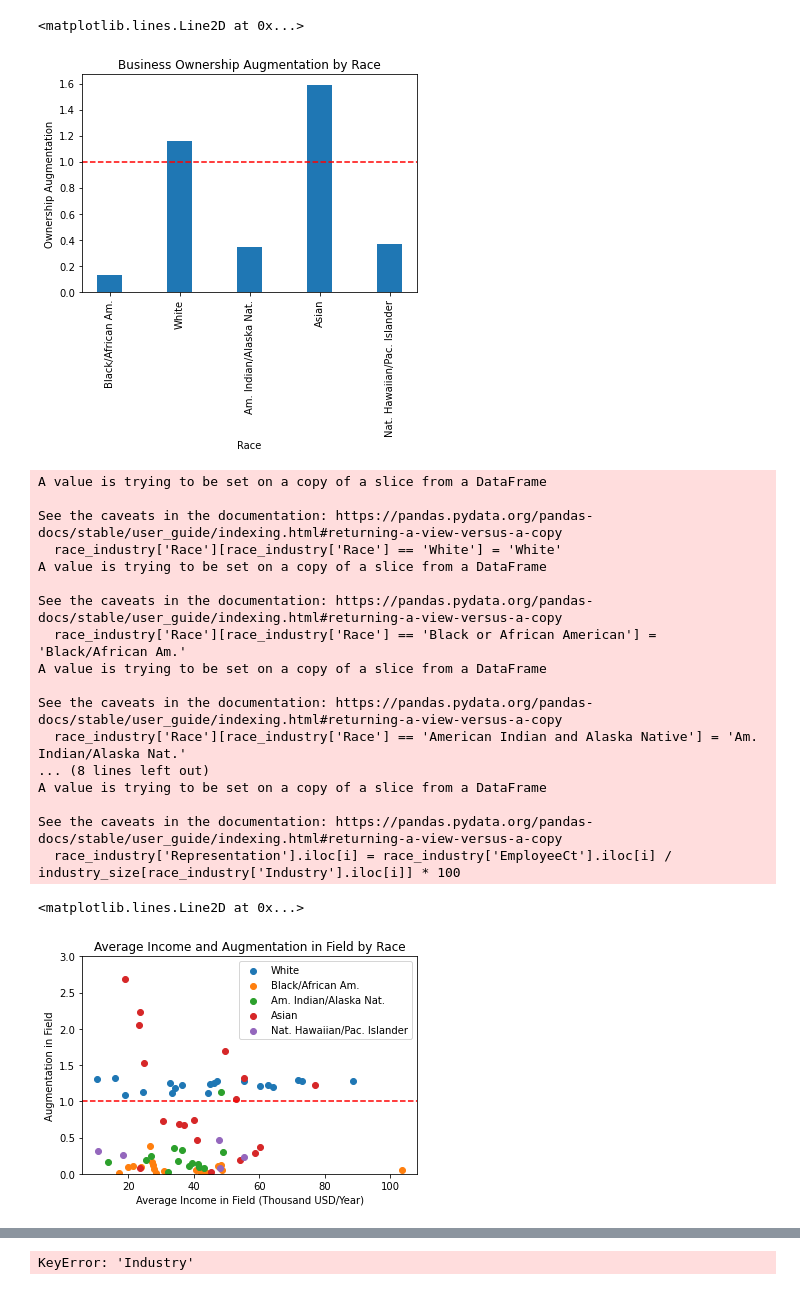
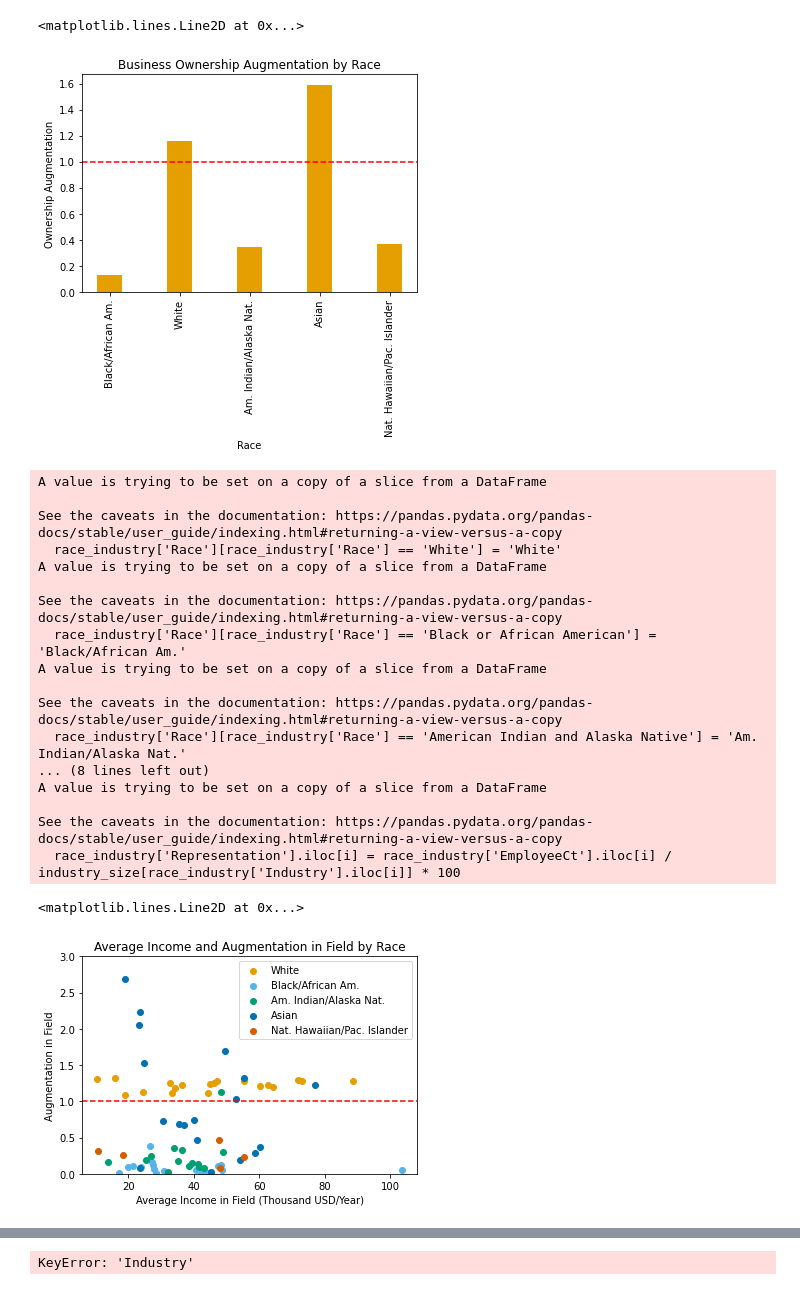
Before and after one commit to jackrlynn3/pandas-census-grp-5, a Jupyter notebook: visualizations.ipynb, the cells around one changed output, grey strips where cells are left out. Cells and saved outputs as stored; diff of their text form; code cells hidden in the pictures.

```diff
--- a/visualizations.ipynb
+++ b/visualizations.ipynb
@@ -96,17 +101,17 @@ See the caveats in the documentation: https://pandas.pydata.org/pandas-docs/stab
 # %%
 # Graph 2: ownership augmentation by race
 width = 0.35
 fig, ax = plt.subplots()
 labels = np.arange(len(re_only['OwnerRace']))
-p3 = ax.bar(labels, re_only['OwnerAugmentation'], width, label='Percent of Ownership')
+p3 = ax.bar(labels, re_only['OwnerAugmentation'], width, label='Percent of Ownership', color='#E69F00')
 ax.set_xticks(labels, labels=(list(re_only['OwnerRace'])), rotation=90)
 ax.set_title('Business Ownership Augmentation by Race')
 ax.set_xlabel('Race')
 ax.set_ylabel('Ownership Augmentation')
 ax.axhline(y=1, color='r', linestyle='--')
 # %% [output]
 <matplotlib.lines.Line2D at 0x...>
-[figure, old version]
+[figure, new version]
 # %%
 # Topic 2: Race and Industry
 
@@ -147,8 +152,11 @@ race_industry['Augmentation'] = race_industry['Representation'] / race_industry[
 
 # Graph 3: comparison of race augmentation in field and average income
 fig, ax = plt.subplots()
+i = 0
+colors = ['#E69F00', '#56B4E9', '#009E73', '#0072B2', '#D55E00']
 for this_race in race_industry['Race'].unique():
-    p3 = ax.scatter(race_industry['AvgSalary'][race_industry['Race'] == this_race], race_industry['Augmentation'][race_industry['Race'] == this_race])
+    p3 = ax.scatter(race_industry['AvgSalary'][race_industry['Race'] == this_race], race_industry['Augmentation'][race_industry['Race'] == this_race], color=colors[i])
+    i += 1
 ax.set_title('Average Income and Augmentation in Field by Race')
 ax.set_xlabel('Average Income in Field (Thousand USD/Year)')
 ax.set_ylabel('Augmentation in Field')
@@ -174,7 +182,7 @@ A value is trying to be set on a copy of a slice from a DataFrame
 See the caveats in the documentation: https://pandas.pydata.org/pandas-docs/stable/user_guide/indexing.html#returning-a-view-versus-a-copy
   race_industry['Representation'].iloc[i] = race_industry['EmployeeCt'].iloc[i] / industry_size[race_industry['Industry'].iloc[i]] * 100
 <matplotlib.lines.Line2D at 0x...>
-[figure, old version]
+[figure, new version]
 # %%
 # Case study: work in tech
 
```
Also changed, not shown: parts of 6 cells of this notebook.
